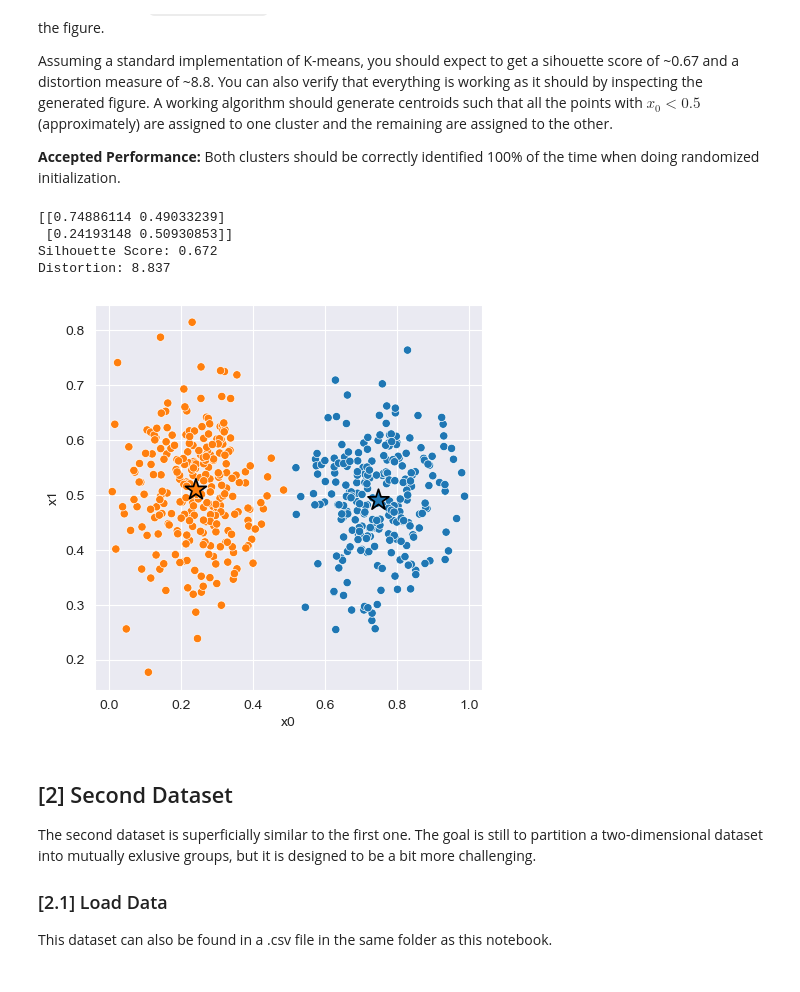
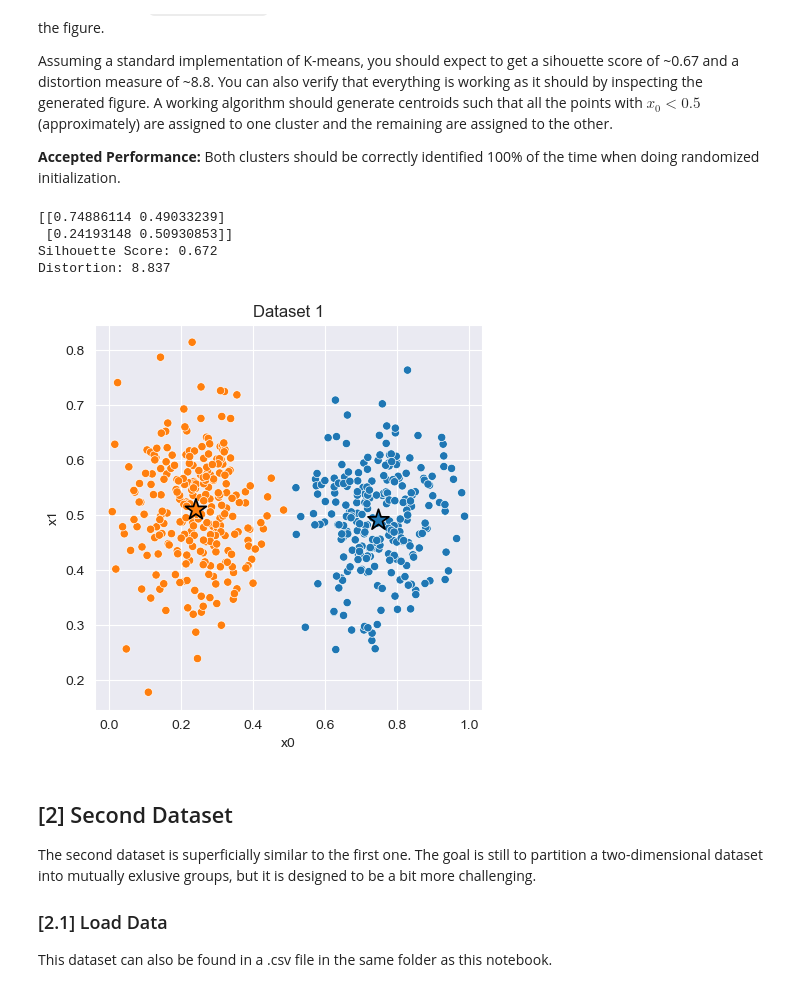
Before and after one commit to henrfr/Machine-Learning-TDT4173, a Jupyter notebook: IndividualAssignment/k_means/experiment.ipynb, the cells around one changed output. Saved outputs shown, nothing was run; the diff lists cells and outputs as text; code cells hidden in the pictures.

Commit message:
add plots

```diff
--- a/IndividualAssignment/k_means/experiment.ipynb
+++ b/IndividualAssignment/k_means/experiment.ipynb
@@ -78,28 +75,30 @@ Assuming a standard implementation of K-means, you should expect to get a sihoue
 # %%
 # Fit Model
 X = data_1[['x0', 'x1']]
 model_1 = km.KMeans(init="kmeans++") # <-- Should work with default constructor
 model_1.fit(X)
 print(model_1.get_centroids())
 
 # Compute Silhouette Score
 z = model_1.predict(X)
 print(f'Silhouette Score: {km.euclidean_silhouette(X, z) :.3f}')
 print(f'Distortion: {km.euclidean_distortion(X, z) :.3f}')
 
 # Plot cluster assignments
 C = model_1.get_centroids()
 K = len(C)
 _, ax = plt.subplots(figsize=(5, 5), dpi=100)
 sns.scatterplot(x='x0', y='x1', hue=z, hue_order=range(K), palette='tab10', data=X, ax=ax);
 sns.scatterplot(x=C[:,0], y=C[:,1], hue=range(K), palette='tab10', marker='*', s=250, edgecolor='black', ax=ax)
 ax.legend().remove();
+plt.title("Dataset 1")
+plt.savefig("dataset_1.png")
 # %% [output]
 [[0.74886114 0.49033239]
  [0.24193148 0.50930853]]
 Silhouette Score: 0.672
 Distortion: 8.837
-[figure, old version]
+[figure, new version]
 # %% [markdown]
 ## [2] Second Dataset
 
```
Also changed, not shown: parts of 3 cells of this notebook, 8 other files.
